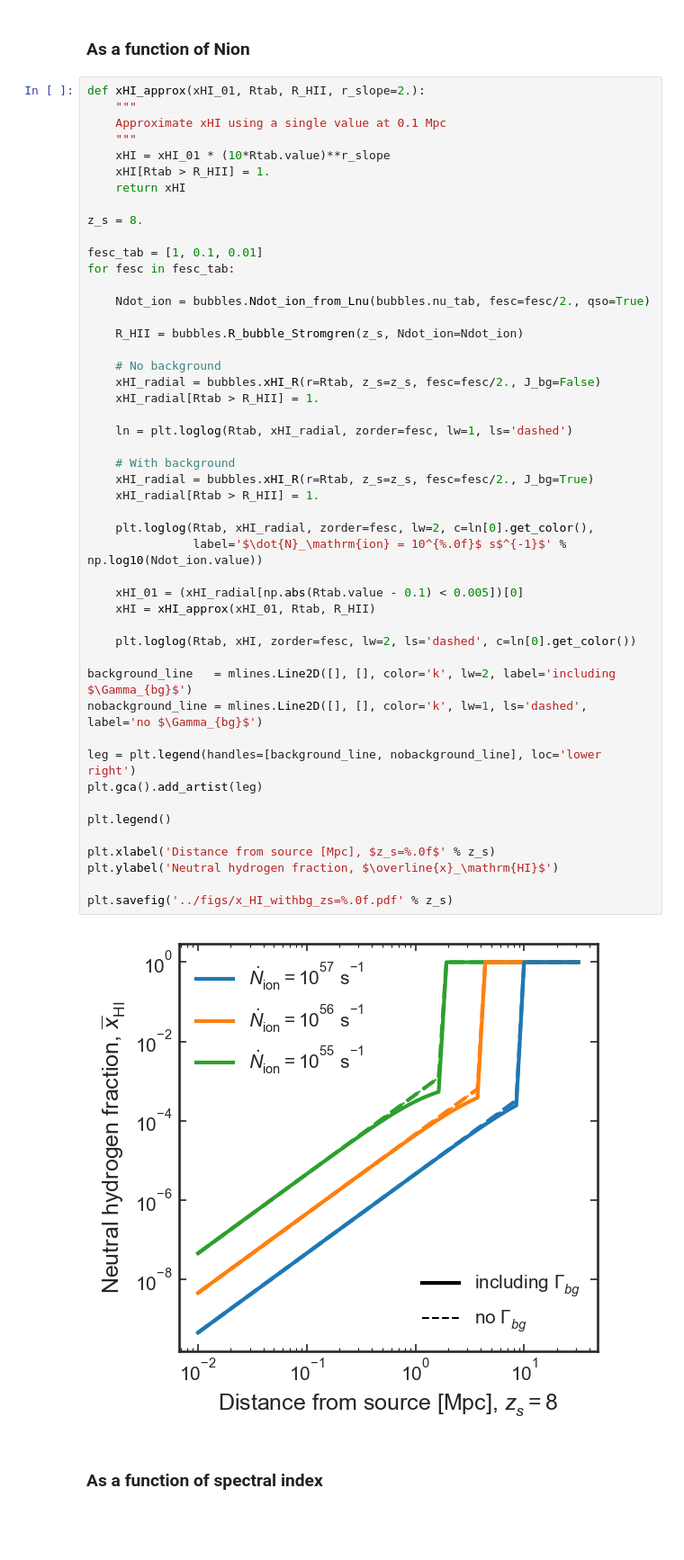
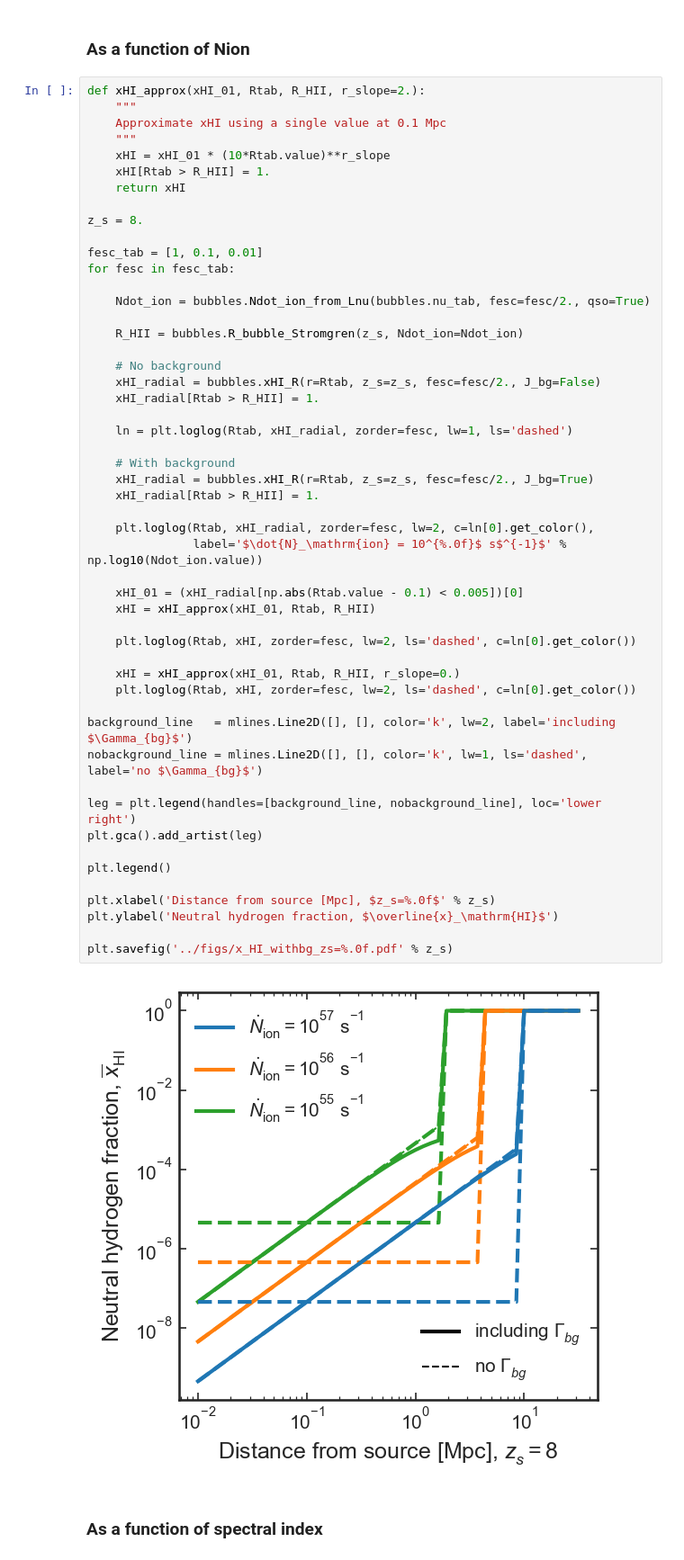
Before and after one commit to charlottenosam/LyaLineshapes, a Jupyter notebook: notebooks/bubble_size_lya_DV.ipynb, the cells around one changed output. Shown at 90% size. Saved outputs shown, nothing was run; the diff lists cells and outputs as text; blank space fills up the shorter version.

```diff
--- a/notebooks/bubble_size_lya_DV.ipynb
+++ b/notebooks/bubble_size_lya_DV.ipynb
@@ -143,34 +148,37 @@ for fesc in fesc_tab:
     xHI_radial = bubbles.xHI_R(r=Rtab, z_s=z_s, fesc=fesc/2., J_bg=False)
     xHI_radial[Rtab > R_HII] = 1.
 
     ln = plt.loglog(Rtab, xHI_radial, zorder=fesc, lw=1, ls='dashed')
 
     # With background
     xHI_radial = bubbles.xHI_R(r=Rtab, z_s=z_s, fesc=fesc/2., J_bg=True)
     xHI_radial[Rtab > R_HII] = 1.
 
     plt.loglog(Rtab, xHI_radial, zorder=fesc, lw=2, c=ln[0].get_color(),
                label='$\dot{N}_\mathrm{ion} = 10^{%.0f}$ s$^{-1}$' % np.log10(Ndot_ion.value))
 
     xHI_01 = (xHI_radial[np.abs(Rtab.value - 0.1) < 0.005])[0]
     xHI = xHI_approx(xHI_01, Rtab, R_HII)
 
     plt.loglog(Rtab, xHI, zorder=fesc, lw=2, ls='dashed', c=ln[0].get_color())
 
+    xHI = xHI_approx(xHI_01, Rtab, R_HII, r_slope=0.)
+    plt.loglog(Rtab, xHI, zorder=fesc, lw=2, ls='dashed', c=ln[0].get_color())
+
 background_line   = mlines.Line2D([], [], color='k', lw=2, label='including $\Gamma_{bg}$')
 nobackground_line = mlines.Line2D([], [], color='k', lw=1, ls='dashed', label='no $\Gamma_{bg}$')
 
 leg = plt.legend(handles=[background_line, nobackground_line], loc='lower right')
 plt.gca().add_artist(leg)
 
 plt.legend()
 
 plt.xlabel('Distance from source [Mpc], $z_s=%.0f$' % z_s)
 plt.ylabel('Neutral hydrogen fraction, $\overline{x}_\mathrm{HI}$')
 
 plt.savefig('../figs/x_HI_withbg_zs=%.0f.pdf' % z_s)
 # %% [output]
-[figure, old version]
+[figure, new version]
 # %% [markdown]
 ### As a function of spectral index
 # %%
```
Also changed, not shown: parts of 21 cells of this notebook, 9 other files.
